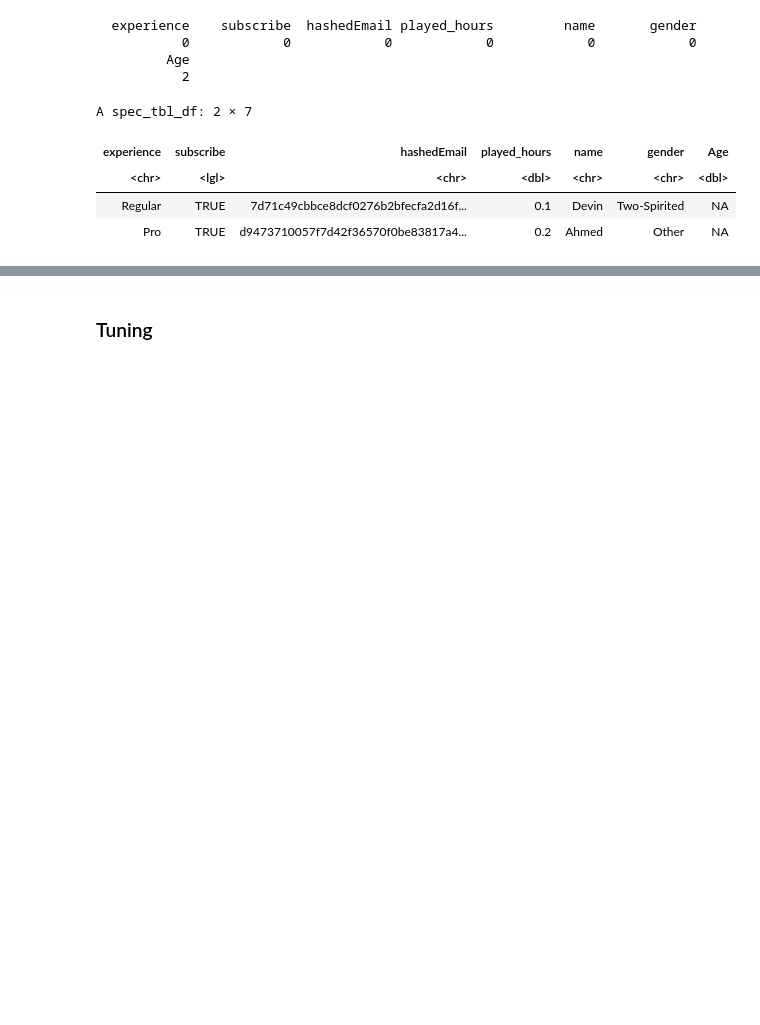
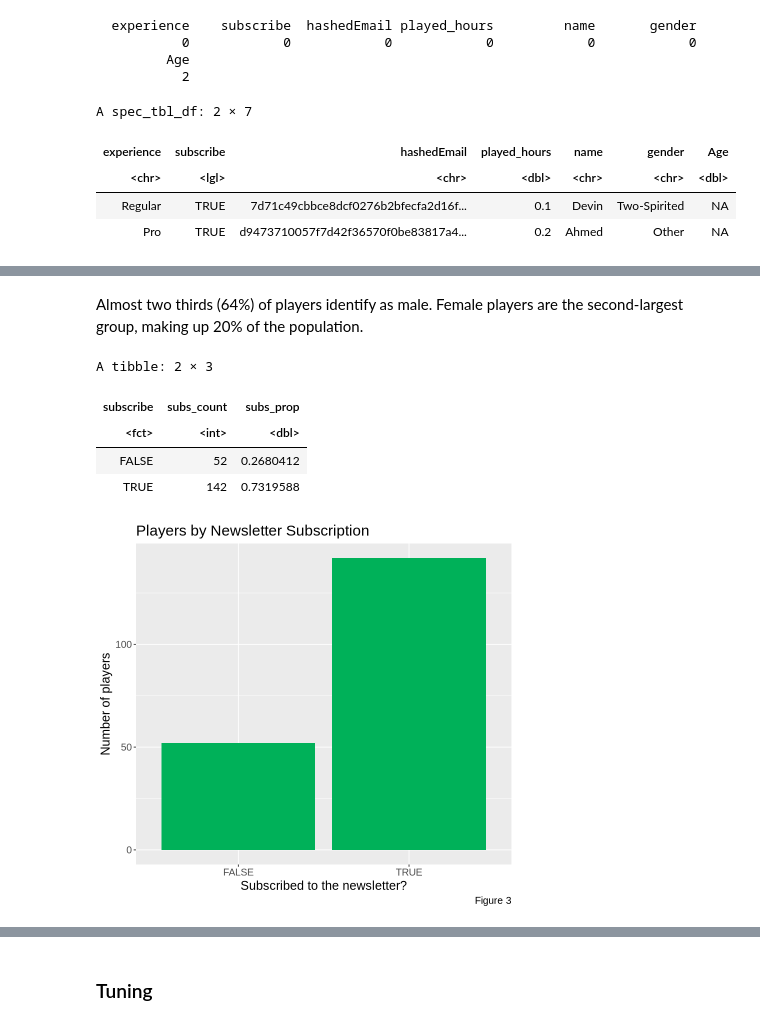
Before and after one commit to Mateo-dmngz-D/dsci-100-project, a Jupyter notebook: The_project.ipynb, the cells around one changed output, grey strips where cells are left out. Cells and saved outputs as stored; diff of their text form; code cells hidden in the pictures; blank space fills up the shorter version.

```diff
--- a/The_project.ipynb
+++ b/The_project.ipynb
@@ -177,0 +200,28 @@ A tibble: 194 × 5
+# %% [markdown]
+Almost two thirds (64%) of players identify as male. Female players are the second-largest group, making up 20% of the population.
+# %%
+options(repr.plot.width = 7, repr.plot.height = 6.5)
+
+subs_stats <- players_clean |>
+    group_by(subscribe) |>
+    summarize(subs_count = n()) |>
+    mutate(subs_prop = subs_count / 194)
+subs_stats
+
+subs_plot <- subs_stats |>
+    ggplot(aes(x = subscribe, y = subs_count)) +
+    geom_bar(stat = "identity", fill = "#00b159") +
+    labs(x = "Subscribed to the newsletter?",
+         y = "Number of players",
+         title = "Players by Newsletter Subscription",
+         caption = "Figure 3") +
+    theme(text = element_text(size = 15))
+
+subs_plot
+# %% [output]
+A tibble: 2 × 3
+| subscribe | subs_count | subs_prop |
+| <fct> | <int> | <dbl> |
+| FALSE | 52 | 0.2680412 |
+| TRUE | 142 | 0.7319588 |
+[figure, added]
```
Also changed, not shown: parts of 37 cells of this notebook.
